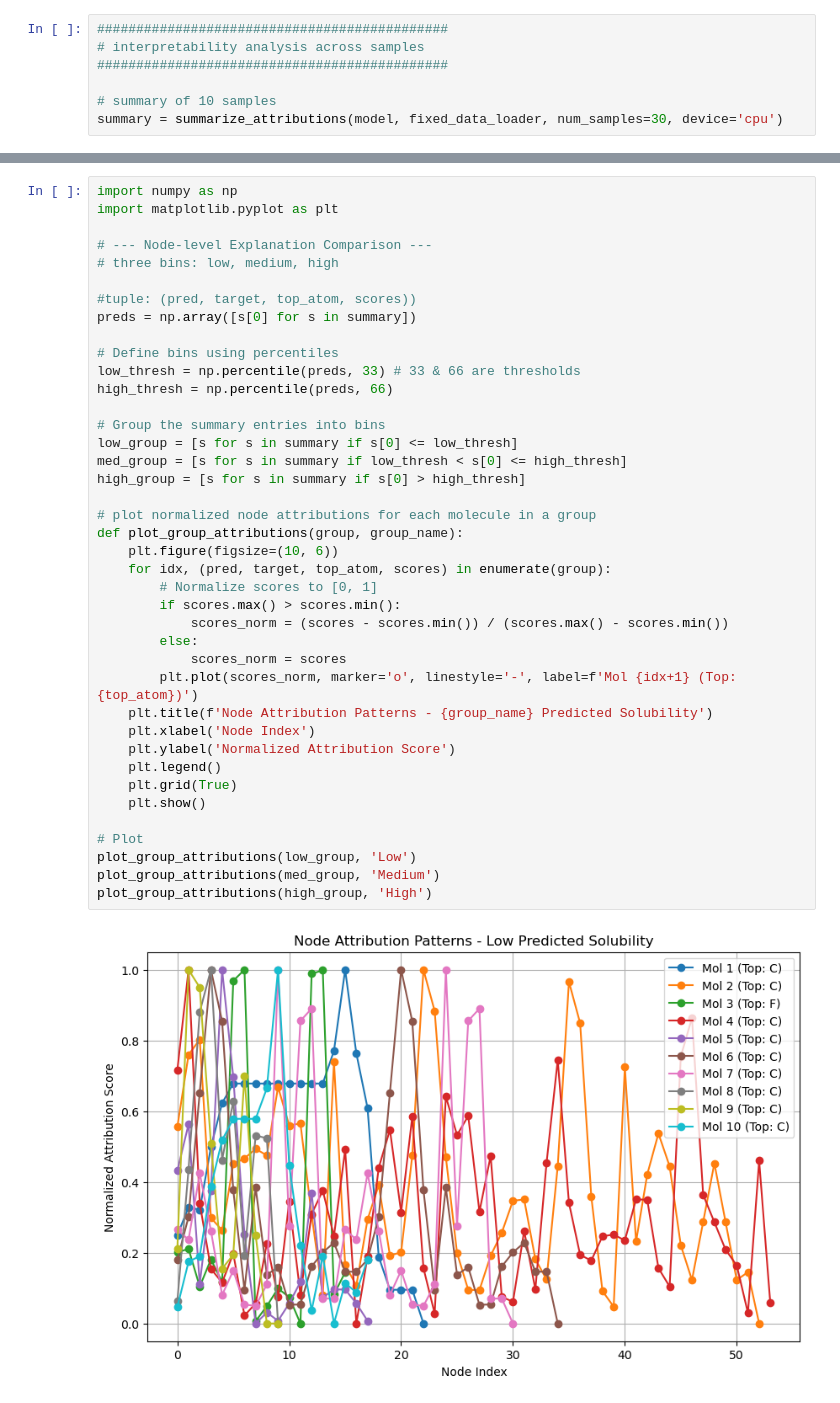
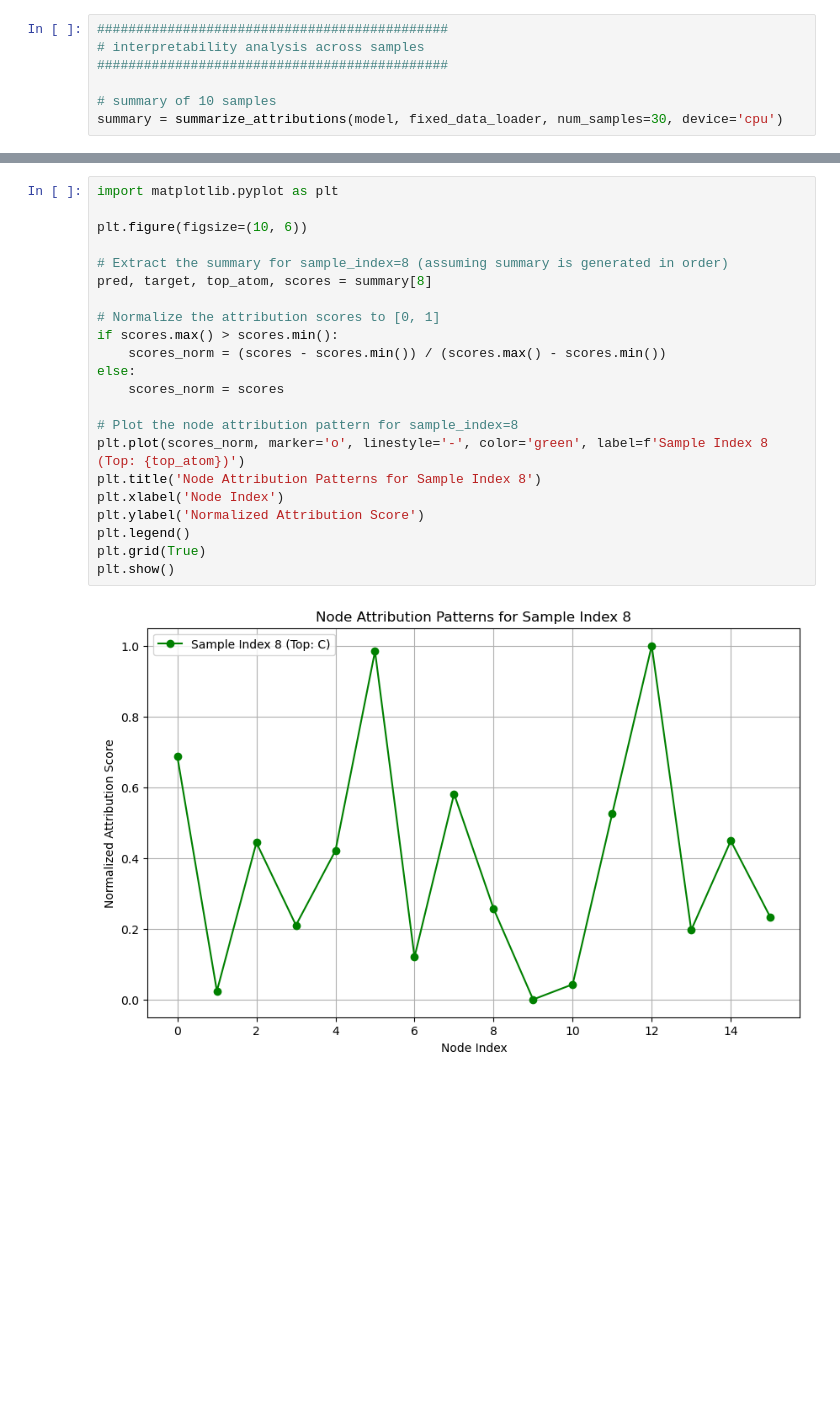
Before and after one commit to RaiyannJ/BioSolveAI, a Jupyter notebook: run_interpret.ipynb, the cells around one changed output, grey strips where cells are left out. Drawn from its saved outputs; the diff is of its cells as text; blank space fills up the shorter version.

```diff
--- a/run_interpret.ipynb
+++ b/run_interpret.ipynb
@@ -99,42 +101,24 @@ plot_mean_attribution_by_element(summary)
 # %%
-import numpy as np
 import matplotlib.pyplot as plt
 
-# --- Node-level Explanation Comparison ---
-# three bins: low, medium, high
+plt.figure(figsize=(10, 6))
 
-#tuple: (pred, target, top_atom, scores))
-preds = np.array([s[0] for s in summary])
+# Extract the summary for sample_index=8 (assuming summary is generated in order)
+pred, target, top_atom, scores = summary[8]
 
-# Define bins using percentiles
-low_thresh = np.percentile(preds, 33) # 33 & 66 are thresholds
-high_thresh = np.percentile(preds, 66)
+# Normalize the attribution scores to [0, 1]
+if scores.max() > scores.min():
+    scores_norm = (scores - scores.min()) / (scores.max() - scores.min())
+else:
+    scores_norm = scores
 
-# Group the summary entries into bins
-low_group = [s for s in summary if s[0] <= low_thresh]
-med_group = [s for s in summary if low_thresh < s[0] <= high_thresh]
-high_group = [s for s in summary if s[0] > high_thresh]
-
-# plot normalized node attributions for each molecule in a group
-def plot_group_attributions(group, group_name):
-    plt.figure(figsize=(10, 6))
-    for idx, (pred, target, top_atom, scores) in enumerate(group):
-        # Normalize scores to [0, 1]
-        if scores.max() > scores.min():
-            scores_norm = (scores - scores.min()) / (scores.max() - scores.min())
-        else:
-            scores_norm = scores
-        plt.plot(scores_norm, marker='o', linestyle='-', label=f'Mol {idx+1} (Top: {top_atom})')
-    plt.title(f'Node Attribution Patterns - {group_name} Predicted Solubility')
-    plt.xlabel('Node Index')
-    plt.ylabel('Normalized Attribution Score')
-    plt.legend()
-    plt.grid(True)
-    plt.show()
-
-# Plot
-plot_group_attributions(low_group, 'Low')
-plot_group_attributions(med_group, 'Medium')
-plot_group_attributions(high_group, 'High')
+# Plot the node attribution pattern for sample_index=8
+plt.plot(scores_norm, marker='o', linestyle='-', color='green', label=f'Sample Index 8 (Top: {top_atom})')
+plt.title('Node Attribution Patterns for Sample Index 8')
+plt.xlabel('Node Index')
+plt.ylabel('Normalized Attribution Score')
+plt.legend()
+plt.grid(True)
+plt.show()
 # %% [output]
-[figure, old version]
+[figure, new version]
```
Also changed, not shown: parts of 6 cells of this notebook.
